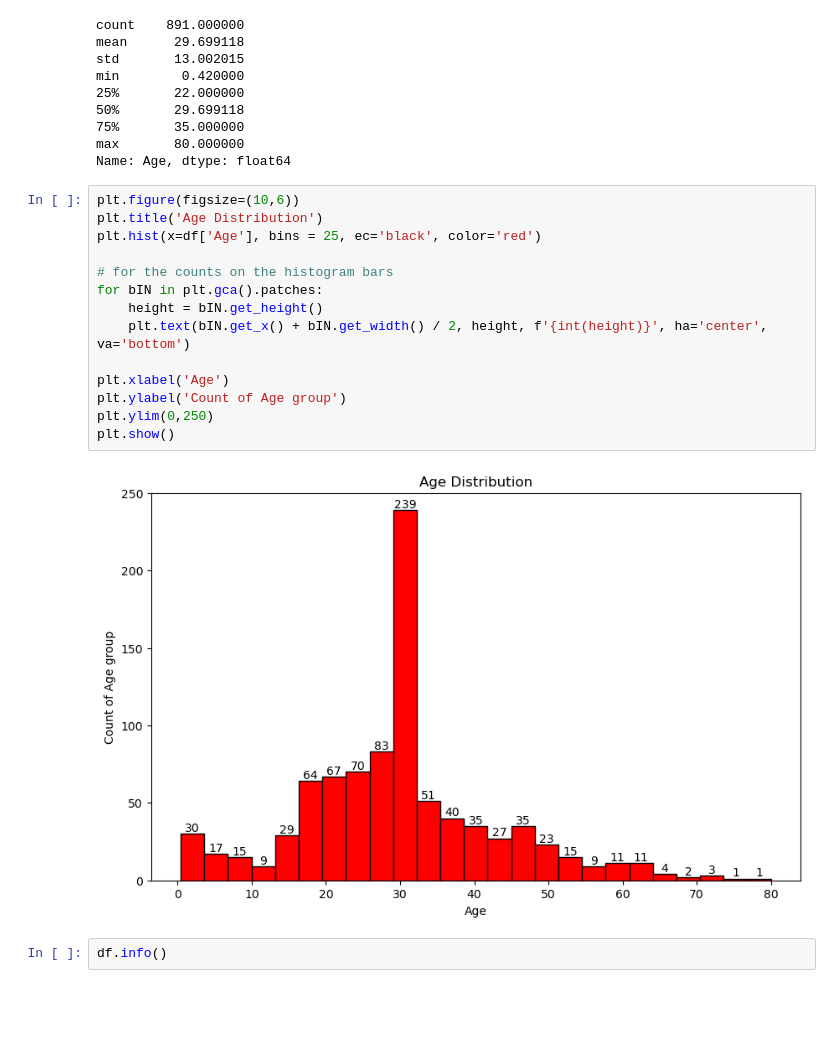
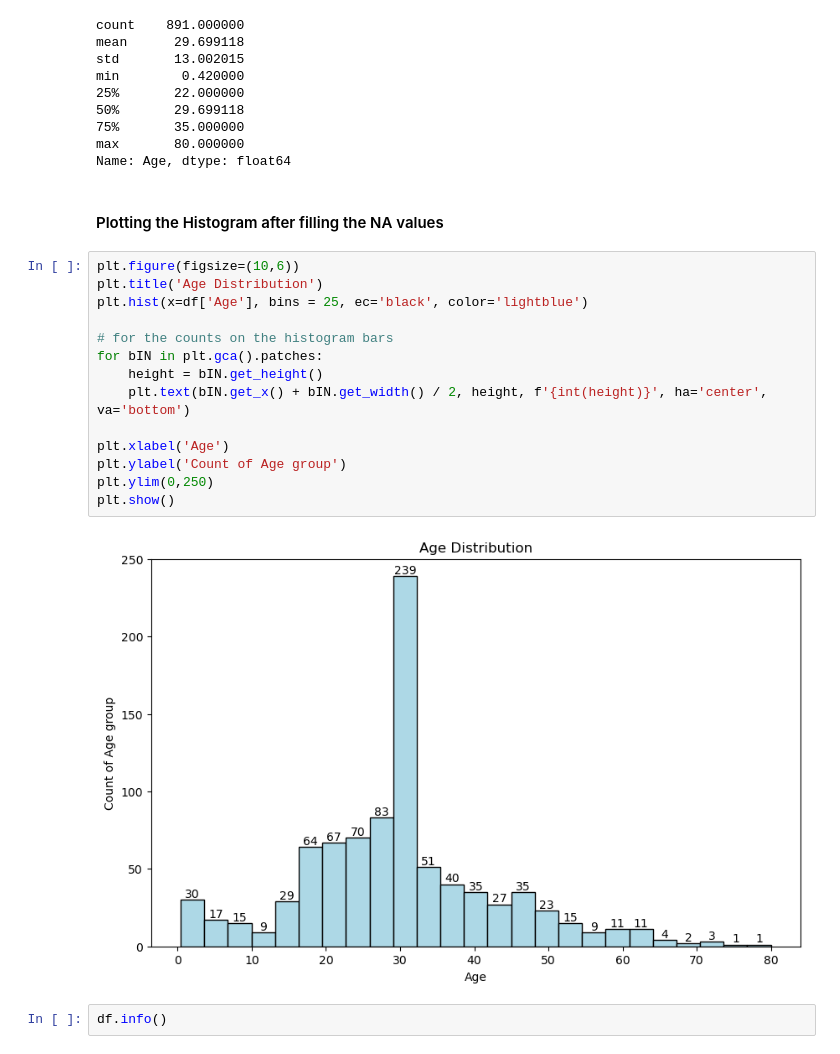
Before and after one commit to ahmadkamrans/titanic-dataset-analysis, a Jupyter notebook: dataAnalysis.ipynb, the cells around one changed output. Cells and saved outputs as stored; diff of their text form; blank space fills up the shorter version.

Commit message:
Age columns data analysis completed after cleaning

```diff
--- a/dataAnalysis.ipynb
+++ b/dataAnalysis.ipynb
@@ -175,22 +175,24 @@ min        0.420000
 75%       35.000000
 max       80.000000
 Name: Age, dtype: float64
+# %% [markdown]
+#### Plotting the Histogram after filling the NA values
 # %%
 plt.figure(figsize=(10,6))
 plt.title('Age Distribution')
-plt.hist(x=df['Age'], bins = 25, ec='black', color='red')
+plt.hist(x=df['Age'], bins = 25, ec='black', color='lightblue')
 
 # for the counts on the histogram bars
 for bIN in plt.gca().patches:
     height = bIN.get_height()
     plt.text(bIN.get_x() + bIN.get_width() / 2, height, f'{int(height)}', ha='center', va='bottom')
 
 plt.xlabel('Age')
 plt.ylabel('Count of Age group')
 plt.ylim(0,250)
 plt.show()
 # %% [output]
-[figure, old version]
+[figure, new version]
 # %%
 df.info()
 # %% [output]
```
Also changed, not shown: parts of 11 cells of this notebook.
